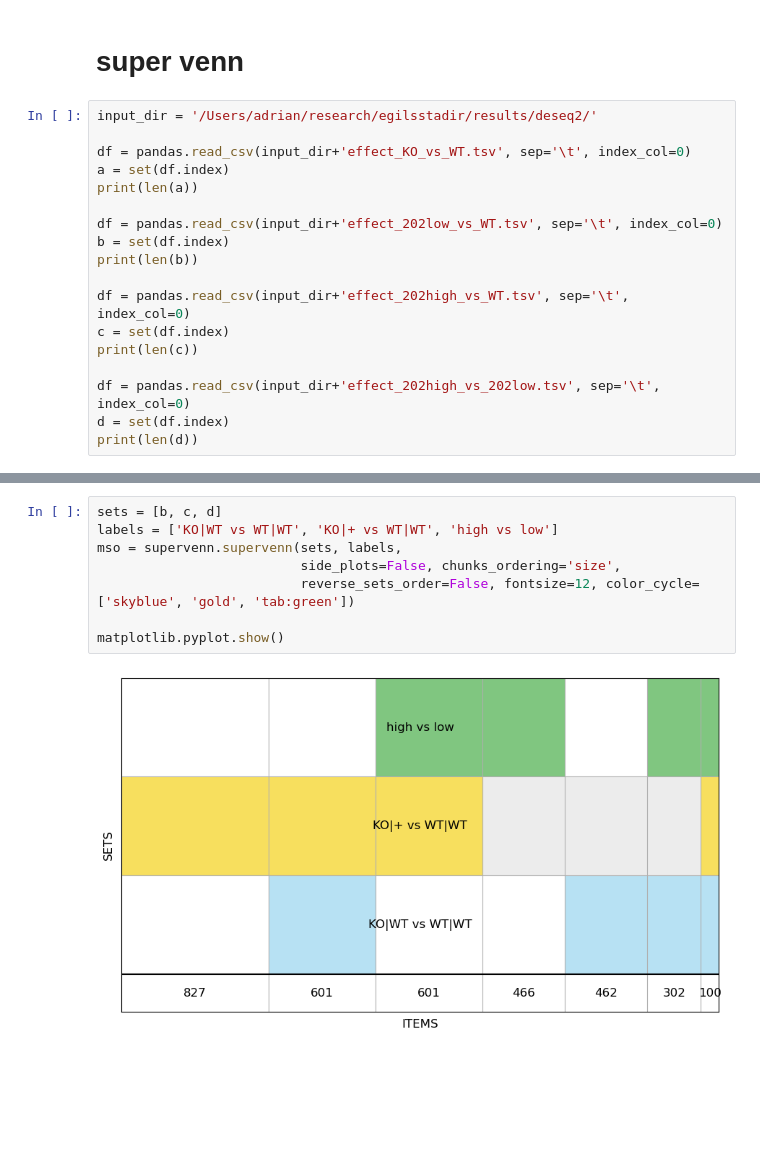
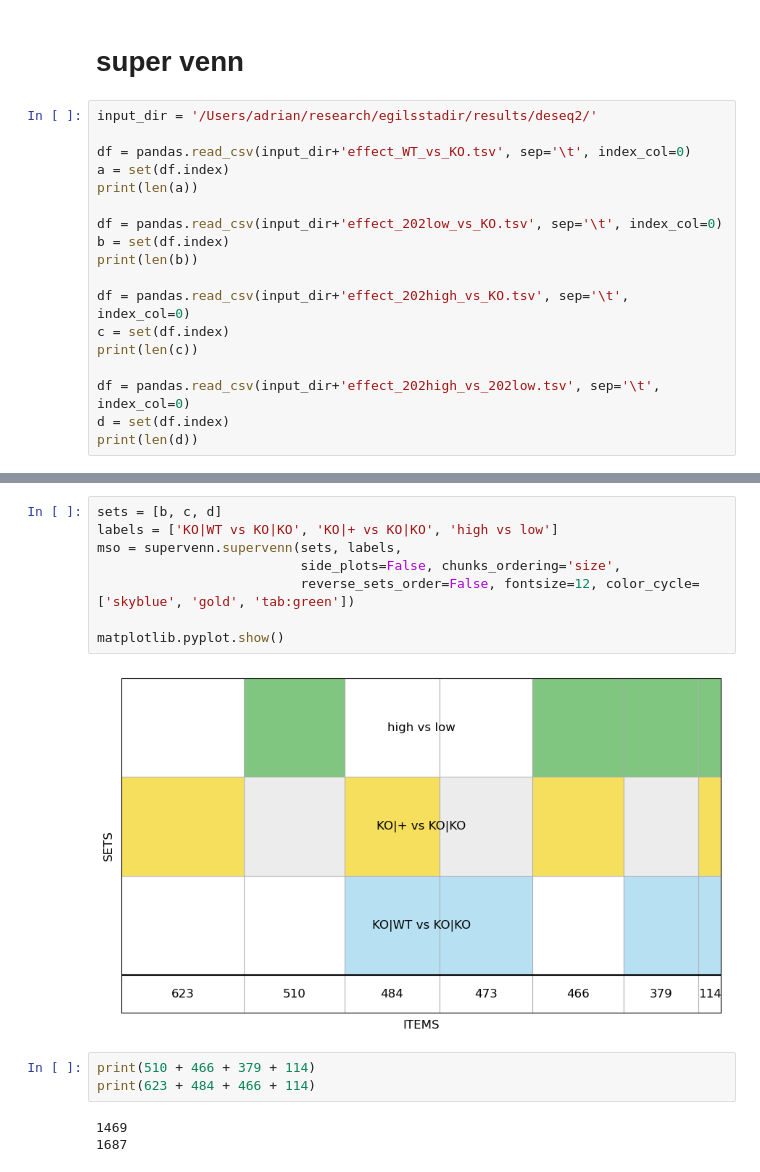
Before and after one commit to adelomana/egilsstadir, a Jupyter notebook: 004.visualization/venn.ipynb, the cells around one changed output, grey strips where cells are left out. Saved outputs shown, nothing was run; the diff lists cells and outputs as text; blank space fills up the shorter version.

```diff
--- a/004.visualization/venn.ipynb
+++ b/004.visualization/venn.ipynb
@@ -34,15 +34,15 @@ annotation
 # %%
 input_dir = '/Users/adrian/research/egilsstadir/results/deseq2/'
 
-df = pandas.read_csv(input_dir+'effect_KO_vs_WT.tsv', sep='\t', index_col=0)
+df = pandas.read_csv(input_dir+'effect_WT_vs_KO.tsv', sep='\t', index_col=0)
 a = set(df.index)
 print(len(a))
 
-df = pandas.read_csv(input_dir+'effect_202low_vs_WT.tsv', sep='\t', index_col=0)
+df = pandas.read_csv(input_dir+'effect_202low_vs_KO.tsv', sep='\t', index_col=0)
 b = set(df.index)
 print(len(b))
 
-df = pandas.read_csv(input_dir+'effect_202high_vs_WT.tsv', sep='\t', index_col=0)
+df = pandas.read_csv(input_dir+'effect_202high_vs_KO.tsv', sep='\t', index_col=0)
 c = set(df.index)
 print(len(c))
 
@@ -94,11 +100,17 @@ ENSG00000178035 IMPDH2  inosine monophosphate dehydrogenase 2
 # %%
 sets = [b, c, d]
-labels = ['KO|WT vs WT|WT', 'KO|+ vs WT|WT', 'high vs low']
+labels = ['KO|WT vs KO|KO', 'KO|+ vs KO|KO', 'high vs low']
 mso = supervenn.supervenn(sets, labels,
                           side_plots=False, chunks_ordering='size',
                           reverse_sets_order=False, fontsize=12, color_cycle=['skyblue', 'gold', 'tab:green'])
 
 matplotlib.pyplot.show()
 # %% [output]
-[figure, old version]
+[figure, new version]
+# %%
+print(510 + 466 + 379 + 114)
+print(623 + 484 + 466 + 114)
+# %% [output]
+1469
+1687
 # %%
```
Also changed, not shown: parts of 5 cells of this notebook, 1 other file.
